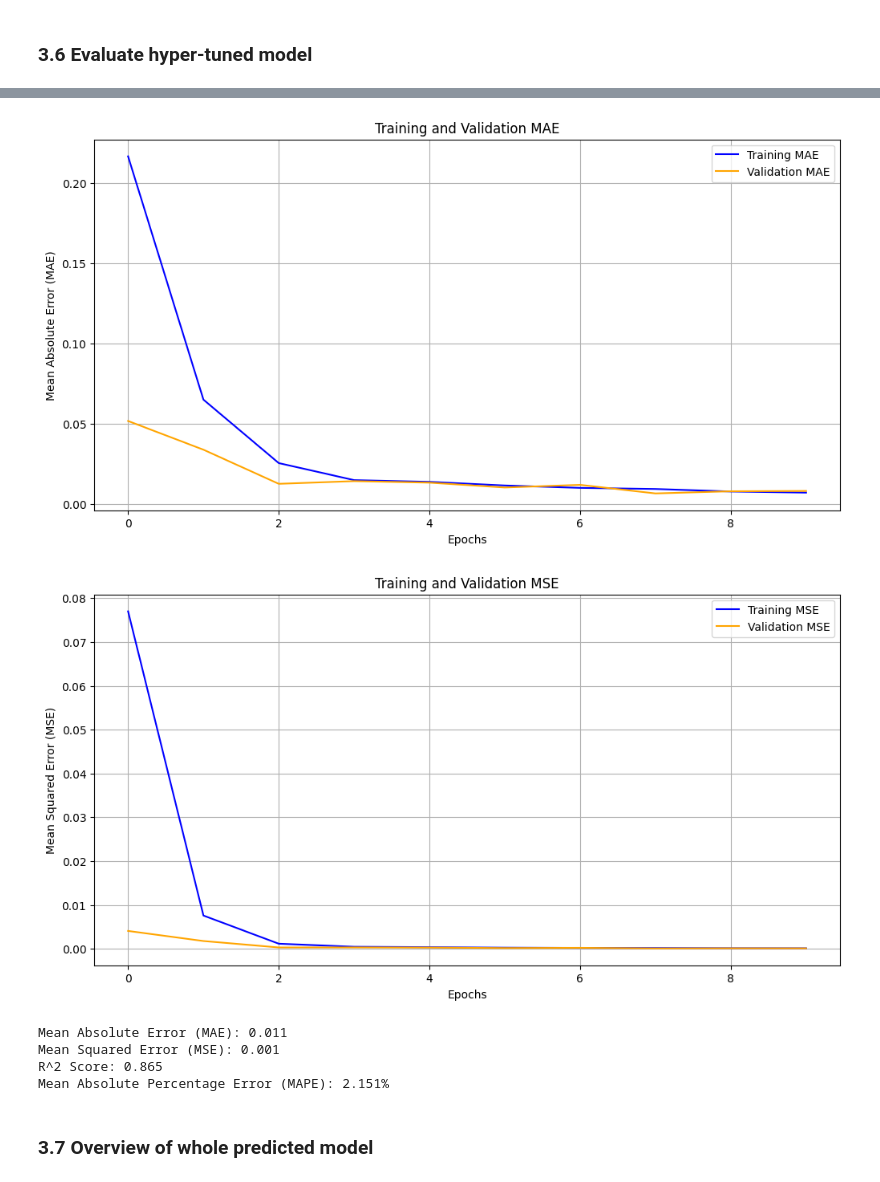
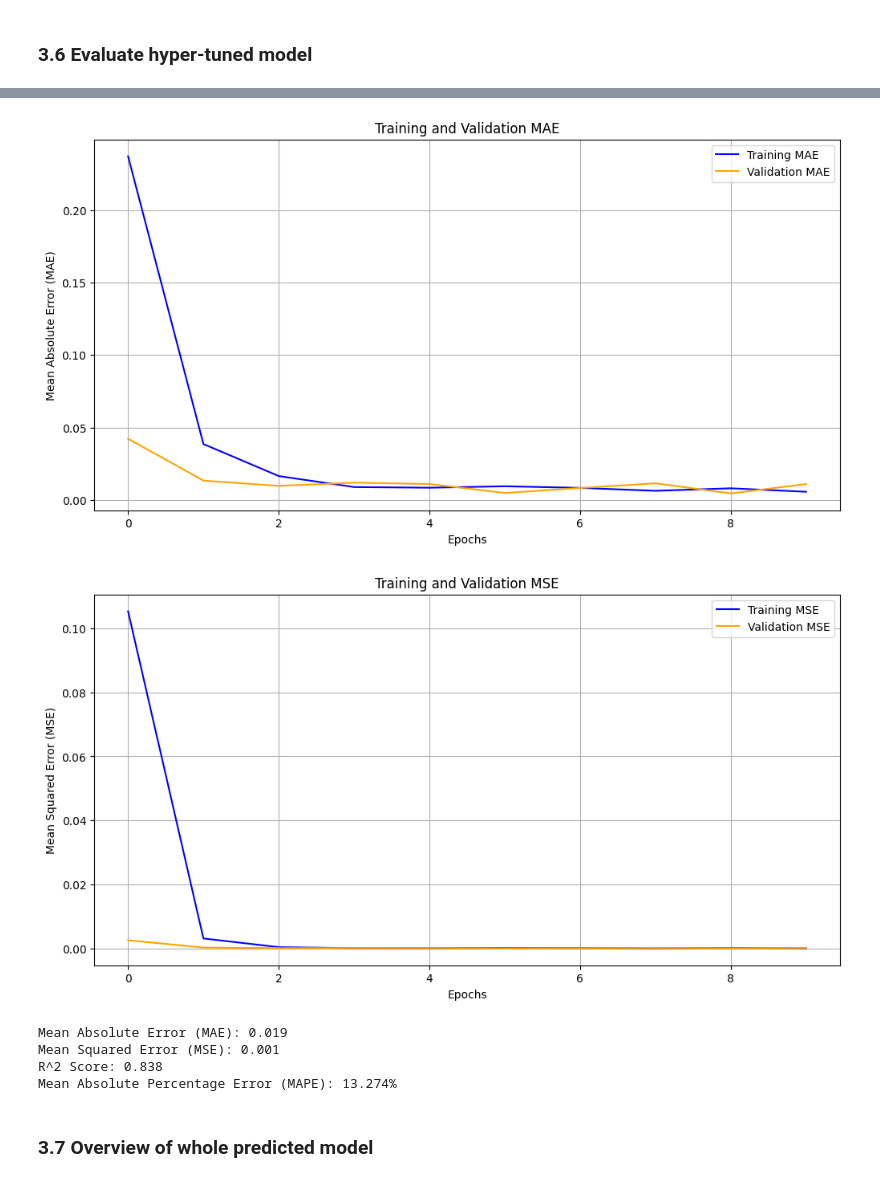
Before and after one commit to GurungPrabhu/GBP_USD-forecasting-model, a Jupyter notebook: DL_Assignment.ipynb, the cells around one changed output, grey strips where cells are left out. Saved outputs shown, nothing was run; the diff lists cells and outputs as text; code cells hidden in the pictures.

```diff
--- a/DL_Assignment.ipynb
+++ b/DL_Assignment.ipynb
@@ -270,11 +266,11 @@ def build_model(hp):
         model.add(layers.Dense(units=unit_params, activation='relu'))
 
     model.add(layers.Dense(units=1))
-    model.compile(optimizer='adam', loss='mean_squared_error', metrics=['mae', 'mse'])
+    model.compile(optimizer='adam', loss='mae', metrics=['mae', 'mse'])
 
     return model
 
-tuner = kt.Hyperband(build_model, objective='val_mse', factor=3, directory='nn_cache', project_name='DNN_tuning')
-tuner.search(train[features],train[target],  epochs=50, validation_data=(validate[features], validate[target]), verbose=1)
+tuner = kt.Hyperband(build_model, objective='val_mae', factor=3, directory='nn_cache', project_name='DNN_tuning')
+tuner.search(train[features],train[target],  epochs=50, validation_data=(validate[features], validate[target]), verbose=0)
 
 best_hps = tuner.get_best_hyperparameters(num_trials=1)[0]
@@ -284,6 +278,6 @@ Reloading Tuner from nn_cache/DNN_tuning/tuner0.json
 ### 3.6 Build Hyper-tuned model
 # %%
 dnn_model = build_model(best_hps)
-history = dnn_model.fit(train[features], train[target], epochs=10, validation_data=(validate[features], validate[target]))
+history = dnn_model.fit(train[features], train[target], epochs=10, validation_data=(validate[features], validate[target]), verbose=0)
 dnn_model.summary()
 # %% [output]
@@ -331,8 +305,8 @@ val_mae = history.history['val_mae']
 val_mse = history.history['val_mse']
 
 # Get model predictions on Test Data
-y_pred = base_dnn_model.predict(test[features])
-y_true = test[target]
+y_pred = dnn_model.predict(test[features])
+y_true = test[[target]]
 
 # Plot the training and validation MAE and MSE
 plot_train_val_evaluation_history(train_mae, val_mae, "MAE")
@@ -345,9 +319,9 @@ dnn_metric =  print_evaluation_metrics(y_true, y_pred)
-[figure, old version]
+[figure, new version]
-[figure, old version]
+[figure, new version]
-Mean Absolute Error (MAE): 0.011
+Mean Absolute Error (MAE): 0.019
 Mean Squared Error (MSE): 0.001
-R^2 Score: 0.865
-Mean Absolute Percentage Error (MAPE): 2.151%
+R^2 Score: 0.838
+Mean Absolute Percentage Error (MAPE): 13.274%
 # %% [markdown]
 ### 3.7 Overview of whole predicted model
 # %%
```
Also changed, not shown: parts of 27 cells of this notebook.
